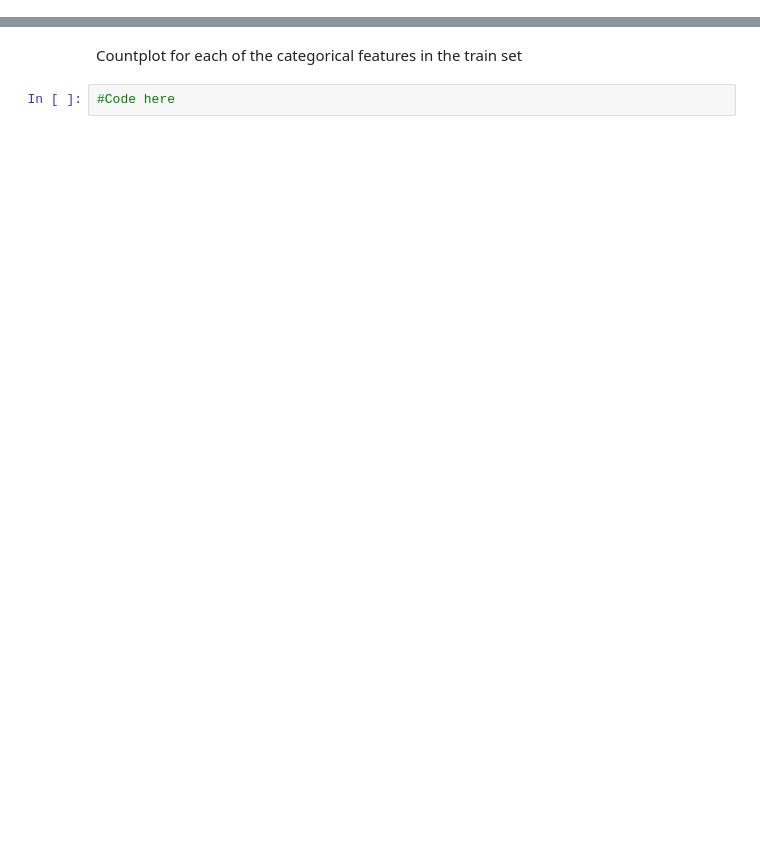
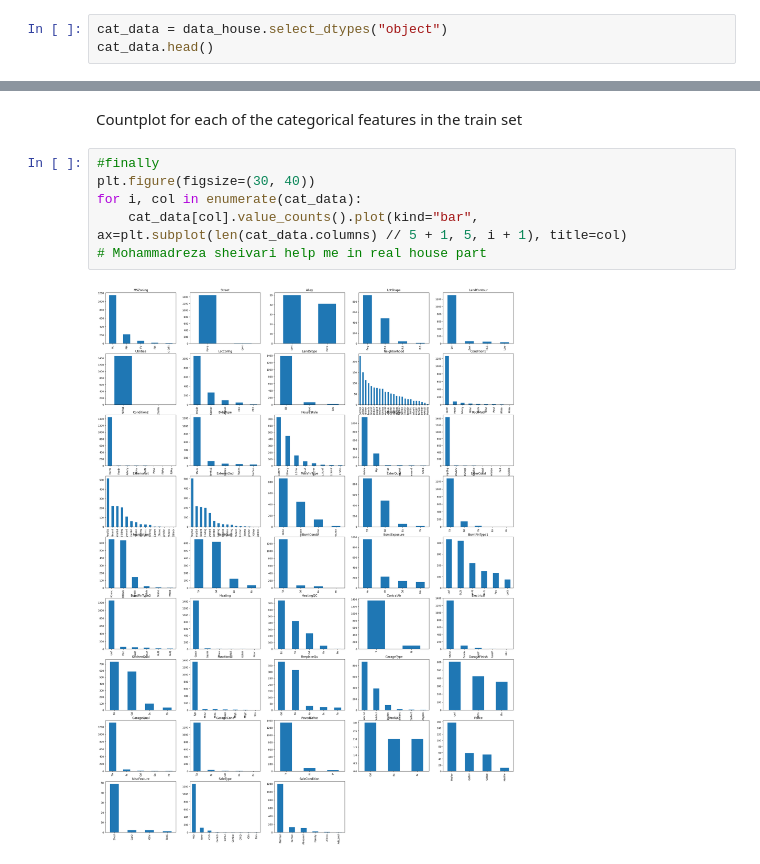
Before and after one commit to SBUDataAnalysis/hw5-javadghorbani78, a Jupyter notebook: set_05.ipynb, the cells around one changed output, grey strips where cells are left out. Cells and saved outputs as stored; diff of their text form; blank space fills up the shorter version.

```diff
--- a/set_05.ipynb
+++ b/set_05.ipynb
@@ -308,0 +377,3 @@ find all Catagorical columns. you can use the code for finding the numerical col
+# %%
+cat_data = data_house.select_dtypes("object")
+cat_data.head()
@@ -309,4 +388,10 @@ find all Catagorical columns. you can use the code for finding the numerical col
 # %% [markdown]
 Countplot for each of the categorical features in the train set
-# %%
-#Code here
+# %%
+#finally
+plt.figure(figsize=(30, 40))
+for i, col in enumerate(cat_data):
+    cat_data[col].value_counts().plot(kind="bar", ax=plt.subplot(len(cat_data.columns) // 5 + 1, 5, i + 1), title=col)
+# Mohammadreza sheivari help me in real house part
+# %% [output]
+[figure, added]
```
Also changed, not shown: parts of 21 cells of this notebook.
